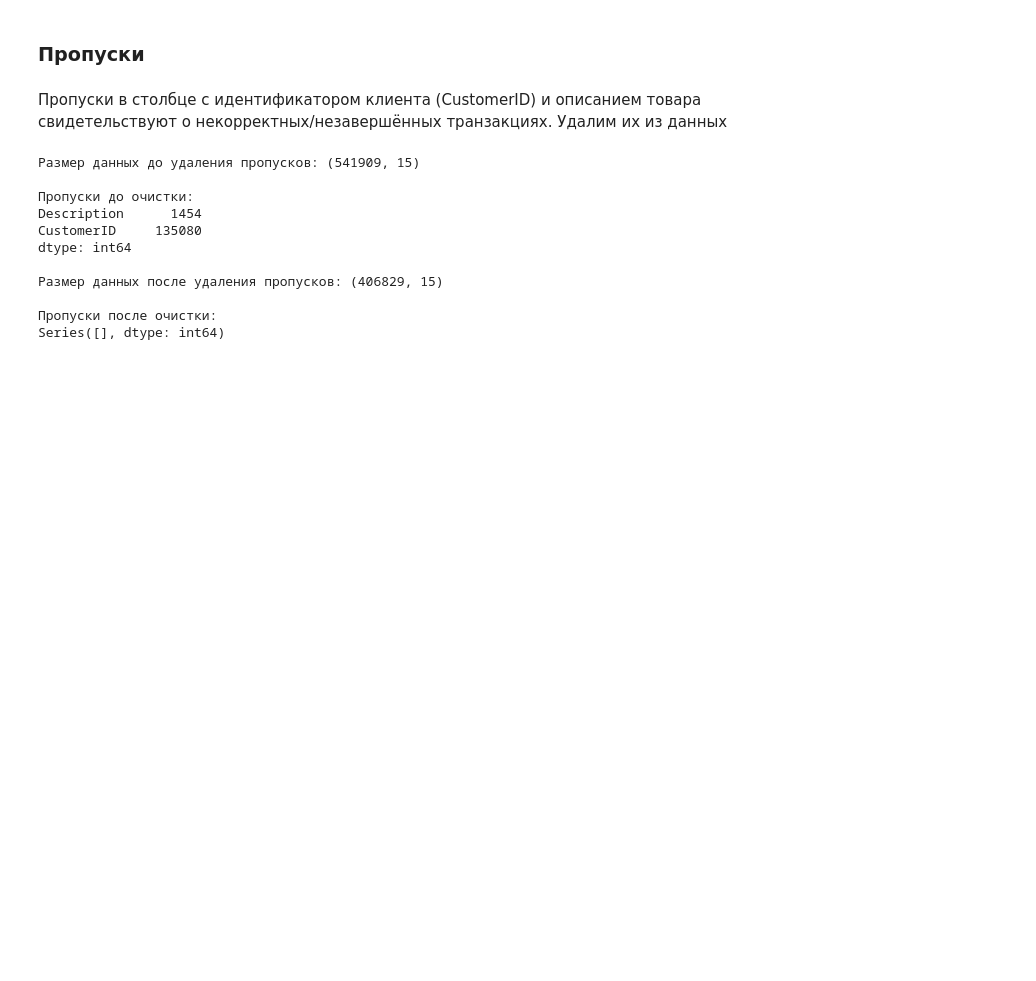
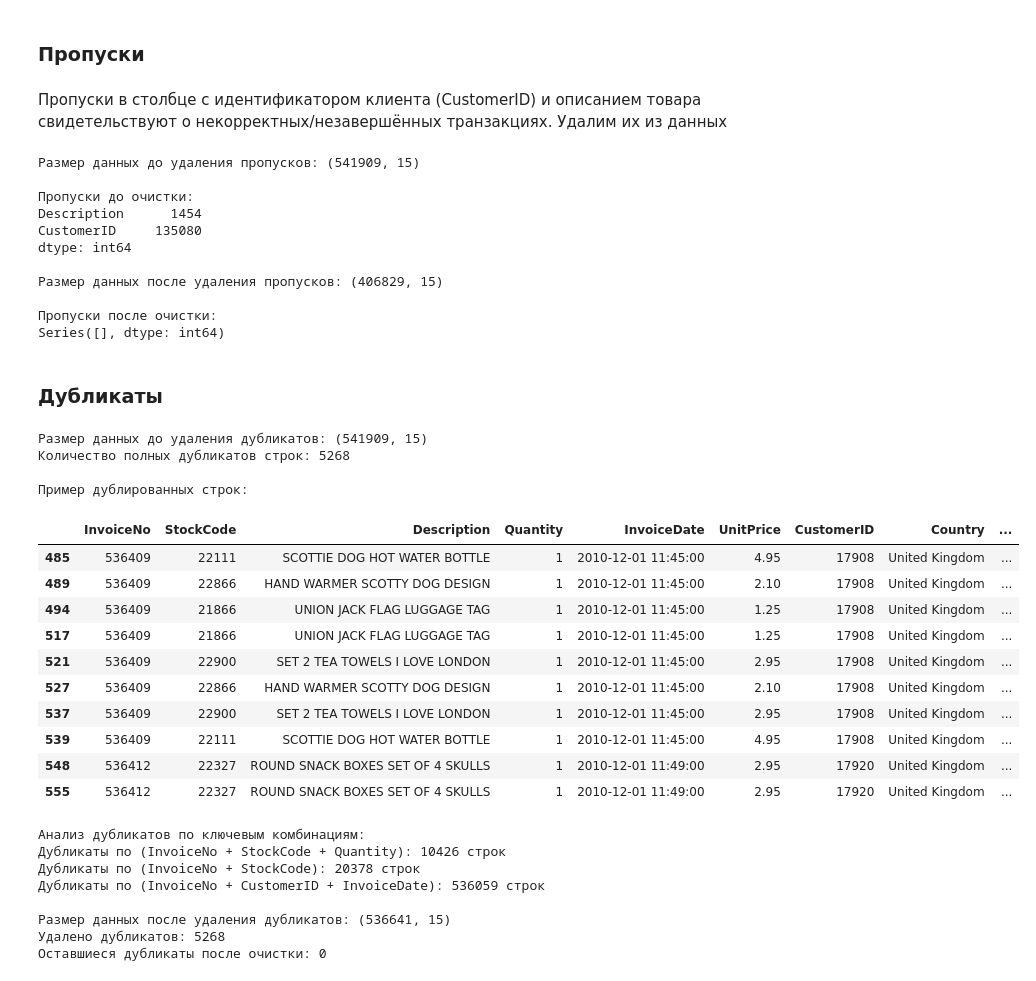
Before and after one commit to UlyanaGru/transactions, a Jupyter notebook: transactions.ipynb, the cells around one changed output. Cells and saved outputs as stored; diff of their text form; code cells hidden in the pictures; blank space fills up the shorter version.

Commit message:
drop duplicates

```diff
--- a/transactions.ipynb
+++ b/transactions.ipynb
@@ -271,3 +271,57 @@ dtype: int64
 
 Пропуски после очистки:
 Series([], dtype: int64)
+# %% [markdown]
+### Дубликаты
+# %%
+#Размер данных до удаления дубликатов
+print(f'Размер данных до удаления дубликатов: {data.shape}')
+#Проверяем количество полных дубликатов
+total_duplicates = data.duplicated().sum()
+print(f'Количество полных дубликатов строк: {total_duplicates}')
+if total_duplicates > 0:
+    print('\nПример дублированных строк:')
+    duplicated_rows = data[data.duplicated(keep=False)]  #Все дубликаты (и оригиналы и копии)
+    display(duplicated_rows.head(10))
+    #Анализ дубликатов по ключевым столбцам
+    print('\nАнализ дубликатов по ключевым комбинациям:')
+    #Дубликаты по комбинации InvoiceNo + StockCode + Quantity
+    invoice_stock_dup = data.duplicated(subset=['InvoiceNo', 'StockCode', 'Quantity'], keep=False).sum()
+    print(f'Дубликаты по (InvoiceNo + StockCode + Quantity): {invoice_stock_dup} строк')
+    #Дубликаты по комбинации InvoiceNo + StockCode
+    invoice_stock_dup2 = data.duplicated(subset=['InvoiceNo', 'StockCode'], keep=False).sum()
+    print(f'Дубликаты по (InvoiceNo + StockCode): {invoice_stock_dup2} строк')
+    #Дубликаты по комбинации InvoiceNo + CustomerID + InvoiceDate
+    invoice_customer_dup = data.duplicated(subset=['InvoiceNo', 'CustomerID', 'InvoiceDate'], keep=False).sum()
+    print(f'Дубликаты по (InvoiceNo + CustomerID + InvoiceDate): {invoice_customer_dup} строк')
+#Удаляем полные дубликаты, сохраняя первую встретившуюся строку
+data_cleaned = data.drop_duplicates()
+print(f'\nРазмер данных после удаления дубликатов: {data_cleaned.shape}')
+print(f'Удалено дубликатов: {len(data) - len(data_cleaned)}')
+#Проверяем, что дубликатов больше нет
+remaining_duplicates = data_cleaned.duplicated().sum()
+print(f'Оставшиеся дубликаты после очистки: {remaining_duplicates}')
+# %% [output]
+Размер данных до удаления дубликатов: (541909, 15)
+Количество полных дубликатов строк: 5268
+
+Пример дублированных строк:
+|  | InvoiceNo | StockCode | Description | Quantity | InvoiceDate | UnitPrice | CustomerID | Country | ... |
+| 485 | 536409 | 22111 | SCOTTIE DOG HOT WATER BOTTLE | 1 | 2010-12-01 11:45:00 | 4.95 | 17908 | United Kingdom | ... |
+| 489 | 536409 | 22866 | HAND WARMER SCOTTY DOG DESIGN | 1 | 2010-12-01 11:45:00 | 2.10 | 17908 | United Kingdom | ... |
+| 494 | 536409 | 21866 | UNION JACK FLAG LUGGAGE TAG | 1 | 2010-12-01 11:45:00 | 1.25 | 17908 | United Kingdom | ... |
+| 517 | 536409 | 21866 | UNION JACK FLAG LUGGAGE TAG | 1 | 2010-12-01 11:45:00 | 1.25 | 17908 | United Kingdom | ... |
+| 521 | 536409 | 22900 | SET 2 TEA TOWELS I LOVE LONDON | 1 | 2010-12-01 11:45:00 | 2.95 | 17908 | United Kingdom | ... |
+| 527 | 536409 | 22866 | HAND WARMER SCOTTY DOG DESIGN | 1 | 2010-12-01 11:45:00 | 2.10 | 17908 | United Kingdom | ... |
+| 537 | 536409 | 22900 | SET 2 TEA TOWELS I LOVE LONDON | 1 | 2010-12-01 11:45:00 | 2.95 | 17908 | United Kingdom | ... |
+| 539 | 536409 | 22111 | SCOTTIE DOG HOT WATER BOTTLE | 1 | 2010-12-01 11:45:00 | 4.95 | 17908 | United Kingdom | ... |
+| 548 | 536412 | 22327 | ROUND SNACK BOXES SET OF 4 SKULLS | 1 | 2010-12-01 11:49:00 | 2.95 | 17920 | United Kingdom | ... |
+| 555 | 536412 | 22327 | ROUND SNACK BOXES SET OF 4 SKULLS | 1 | 2010-12-01 11:49:00 | 2.95 | 17920 | United Kingdom | ... |
+Анализ дубликатов по ключевым комбинациям:
+Дубликаты по (InvoiceNo + StockCode + Quantity): 10426 строк
+Дубликаты по (InvoiceNo + StockCode): 20378 строк
+Дубликаты по (InvoiceNo + CustomerID + InvoiceDate): 536059 строк
+
+Размер данных после удаления дубликатов: (536641, 15)
+Удалено дубликатов: 5268
+Оставшиеся дубликаты после очистки: 0
```
